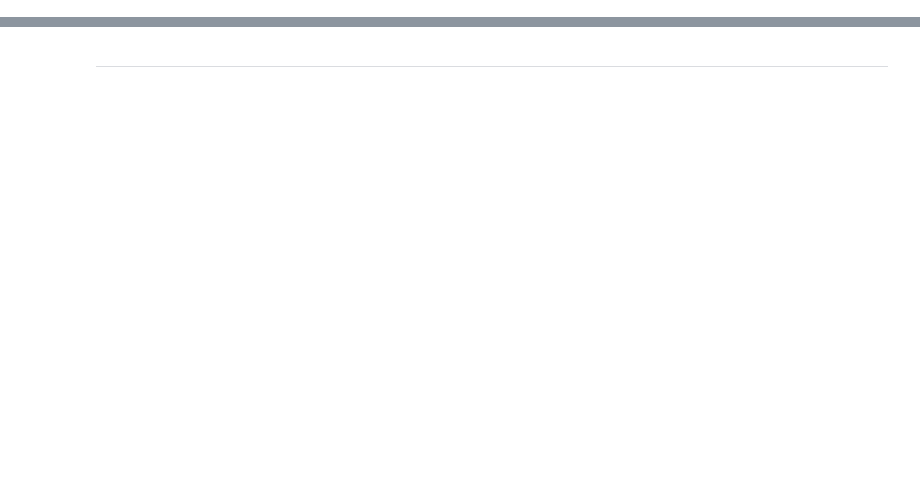
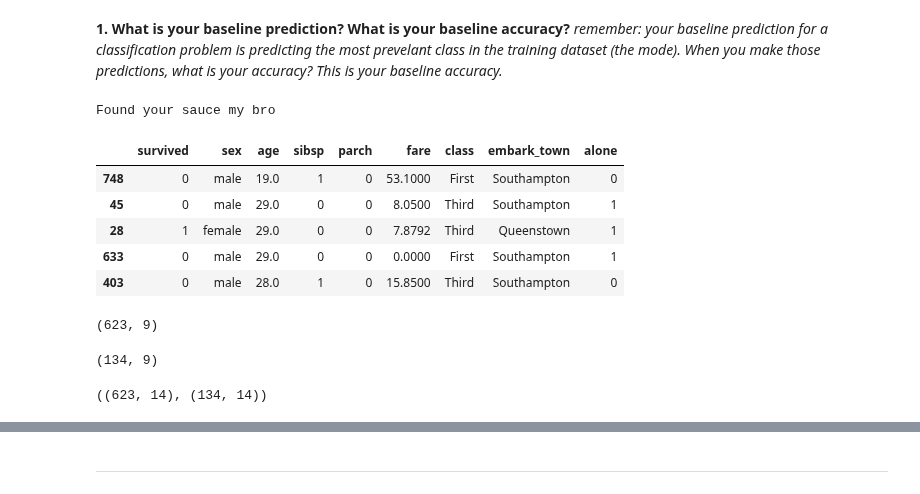
Before and after one commit to Marc-Aradillas/Classification_exercises.ipynb, a Jupyter notebook: decision_tree.ipynb, the cells around one changed output, grey strips where cells are left out. Cells and saved outputs as stored; diff of their text form; code cells hidden in the pictures; blank space fills up the shorter version.

```diff
--- a/decision_tree.ipynb
+++ b/decision_tree.ipynb
@@ -16,0 +19,23 @@
+# %% [markdown]
+**1. What is your baseline prediction? What is your baseline accuracy?** *remember: your baseline prediction for a classification problem is predicting the most prevelant class in the training dataset (the mode). When you make those predictions, what is your accuracy? This is your baseline accuracy.*
+# %%
+train, val, test = titanic_pipeline()
+# %% [output]
+Found your sauce my bro
+# %%
+train.head()
+# %% [output]
+|  | survived | sex | age | sibsp | parch | fare | class | embark_town | alone |
+| 748 | 0 | male | 19.0 | 1 | 0 | 53.1000 | First | Southampton | 0 |
+| 45 | 0 | male | 29.0 | 0 | 0 | 8.0500 | Third | Southampton | 1 |
+| 28 | 1 | female | 29.0 | 0 | 0 | 7.8792 | Third | Queenstown | 1 |
+| 633 | 0 | male | 29.0 | 0 | 0 | 0.0000 | First | Southampton | 1 |
+| 403 | 0 | male | 28.0 | 1 | 0 | 15.8500 | Third | Southampton | 0 |
+# %%
+train.shape
+# %% [output]
+(623, 9)
+# %%
+val.shape
+# %% [output]
+(134, 9)
@@ -16,0 +63,4 @@
+# %%
+train.shape, val.shape
+# %% [output]
+((623, 14), (134, 14))
```
Also changed, not shown: parts of 65 cells of this notebook, 2 other files.
